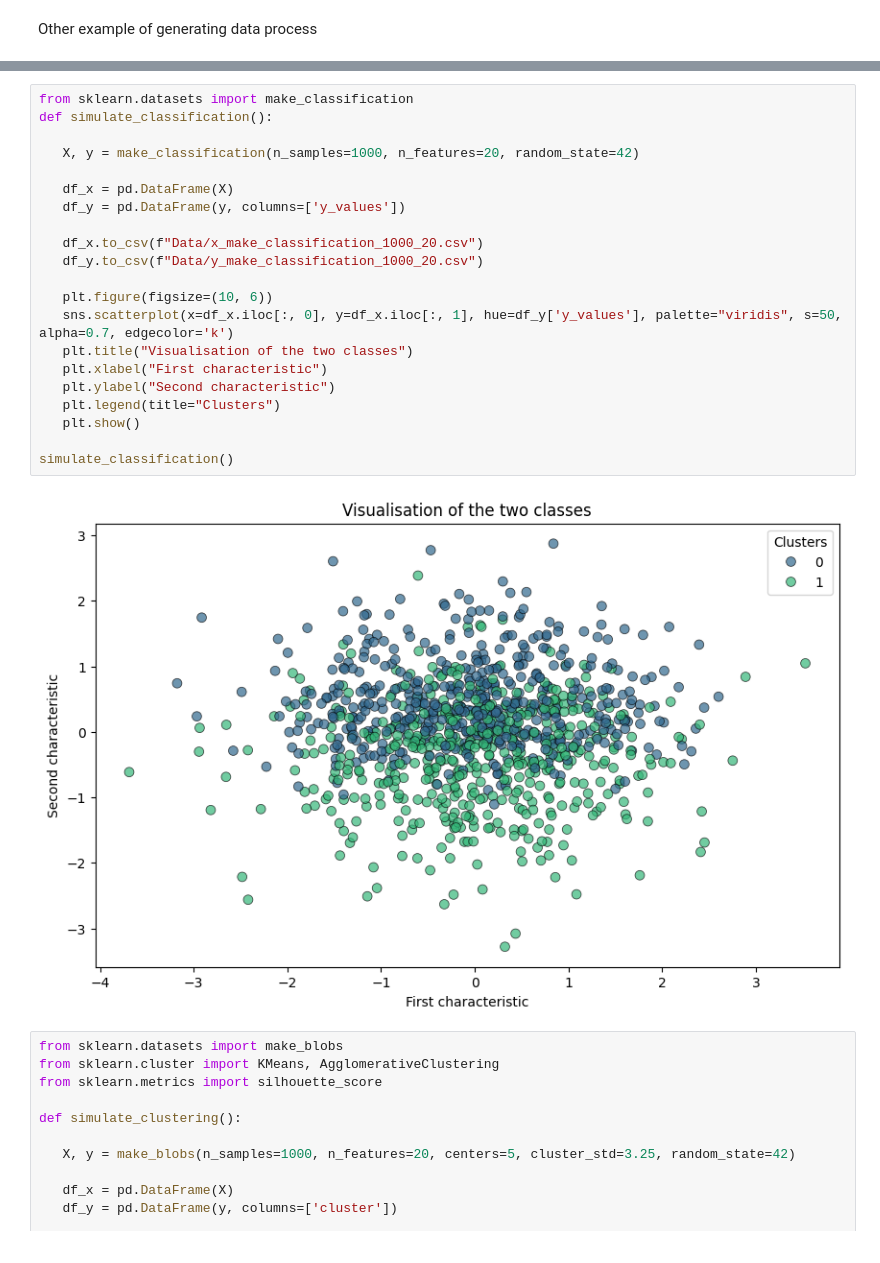
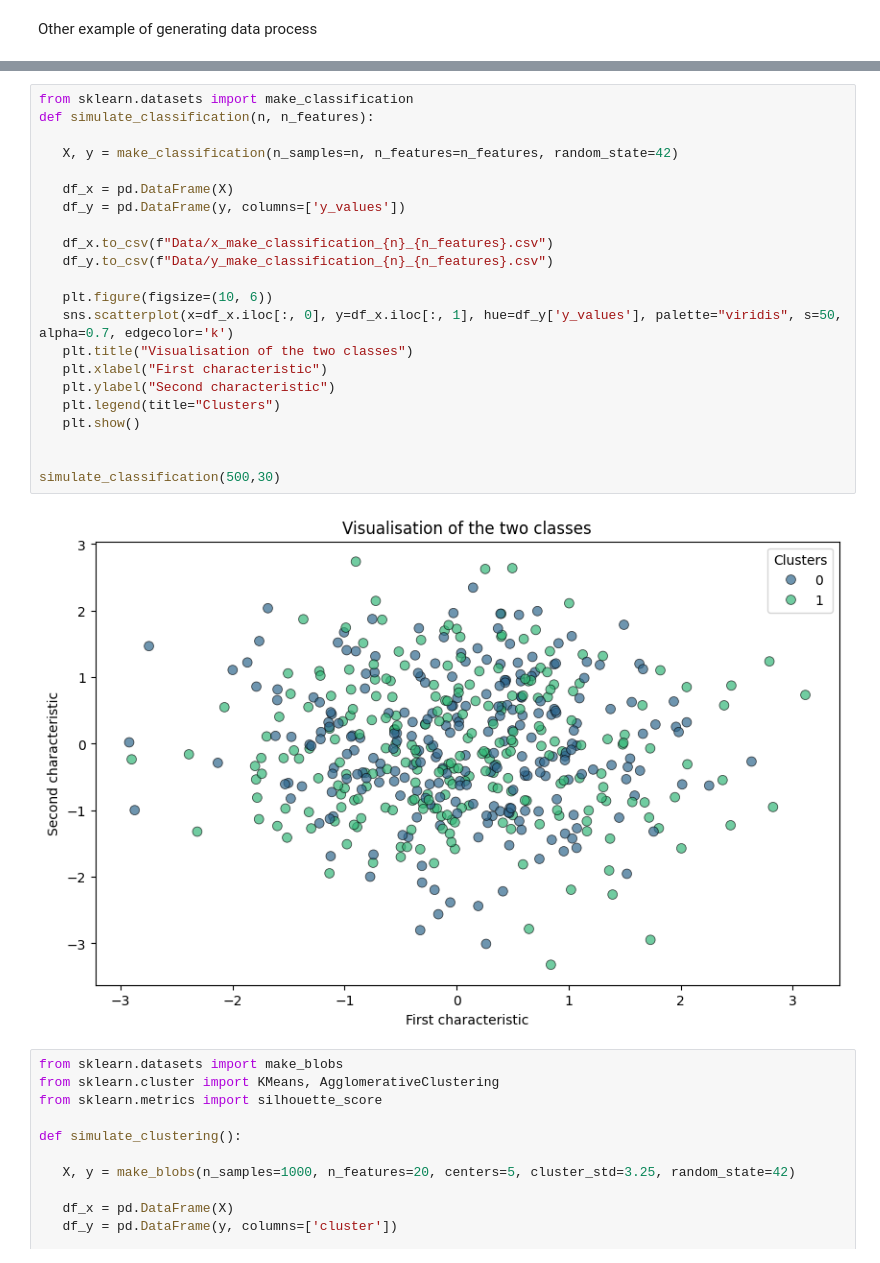
Before and after one commit to AntoineGilsonGH/Statistical-Assessment-of-Trained-Models, a Jupyter notebook: 1_Data_Simulation.ipynb, the cells around one changed output, grey strips where cells are left out. Cells and saved outputs as stored; diff of their text form.

```diff
--- a/1_Data_Simulation.ipynb
+++ b/1_Data_Simulation.ipynb
@@ -78,26 +80,27 @@ def generate_data(n, gamma):
 # %%
 from sklearn.datasets import make_classification
-def simulate_classification():
+def simulate_classification(n, n_features):
 
-   X, y = make_classification(n_samples=1000, n_features=20, random_state=42)
+   X, y = make_classification(n_samples=n, n_features=n_features, random_state=42)
 
    df_x = pd.DataFrame(X)
    df_y = pd.DataFrame(y, columns=['y_values'])
 
-   df_x.to_csv(f"Data/x_make_classification_1000_20.csv")
-   df_y.to_csv(f"Data/y_make_classification_1000_20.csv")
+   df_x.to_csv(f"Data/x_make_classification_{n}_{n_features}.csv")
+   df_y.to_csv(f"Data/y_make_classification_{n}_{n_features}.csv")
 
    plt.figure(figsize=(10, 6))
    sns.scatterplot(x=df_x.iloc[:, 0], y=df_x.iloc[:, 1], hue=df_y['y_values'], palette="viridis", s=50, alpha=0.7, edgecolor='k')
    plt.title("Visualisation of the two classes")
    plt.xlabel("First characteristic")
    plt.ylabel("Second characteristic")
    plt.legend(title="Clusters")
    plt.show()
 
-simulate_classification()
+
+simulate_classification(500,30)
 # %% [output]
-[figure, old version]
+[figure, new version]
 # %%
 from sklearn.datasets import make_blobs
 from sklearn.cluster import KMeans, AgglomerativeClustering
```
Also changed, not shown: parts of 2 cells of this notebook, 30 other files.
